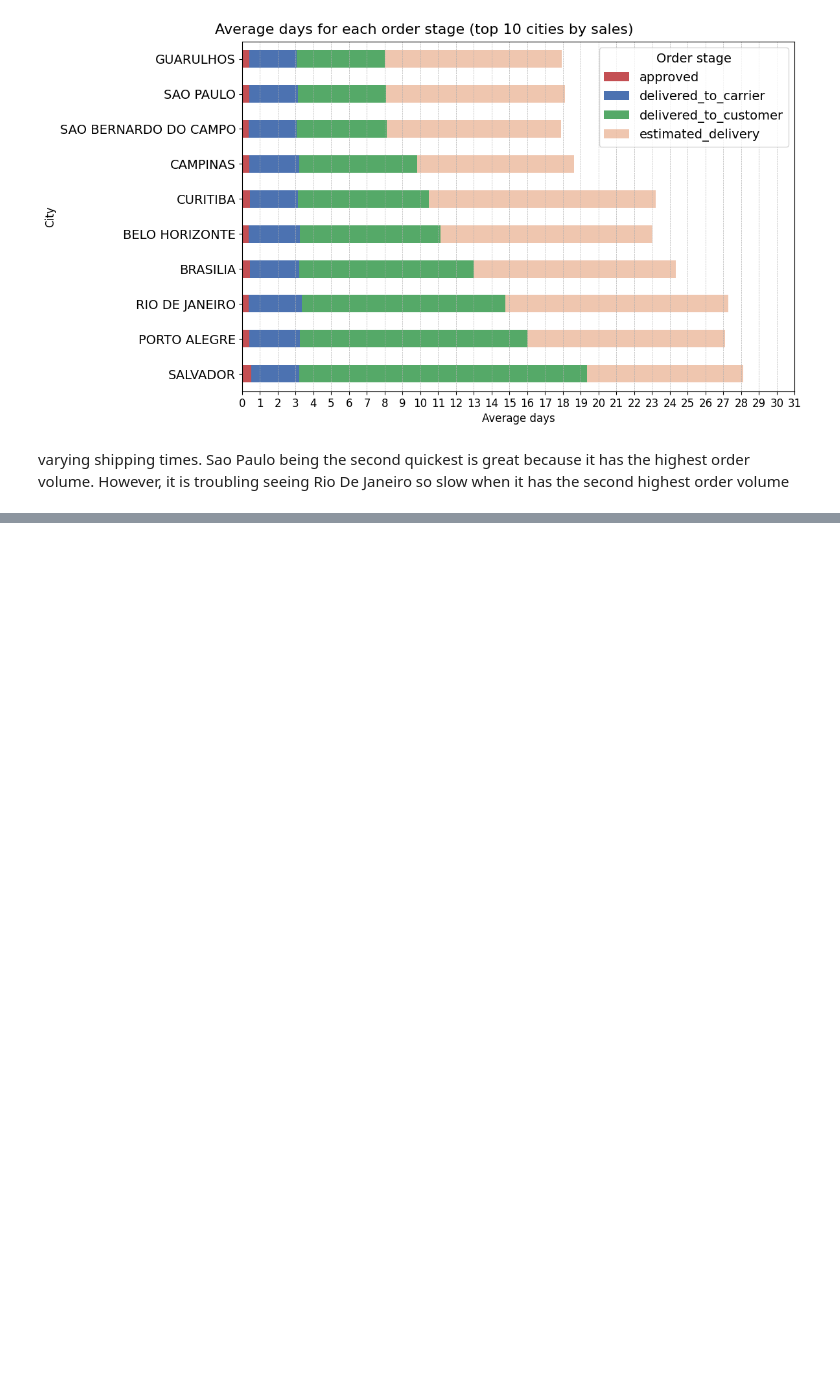
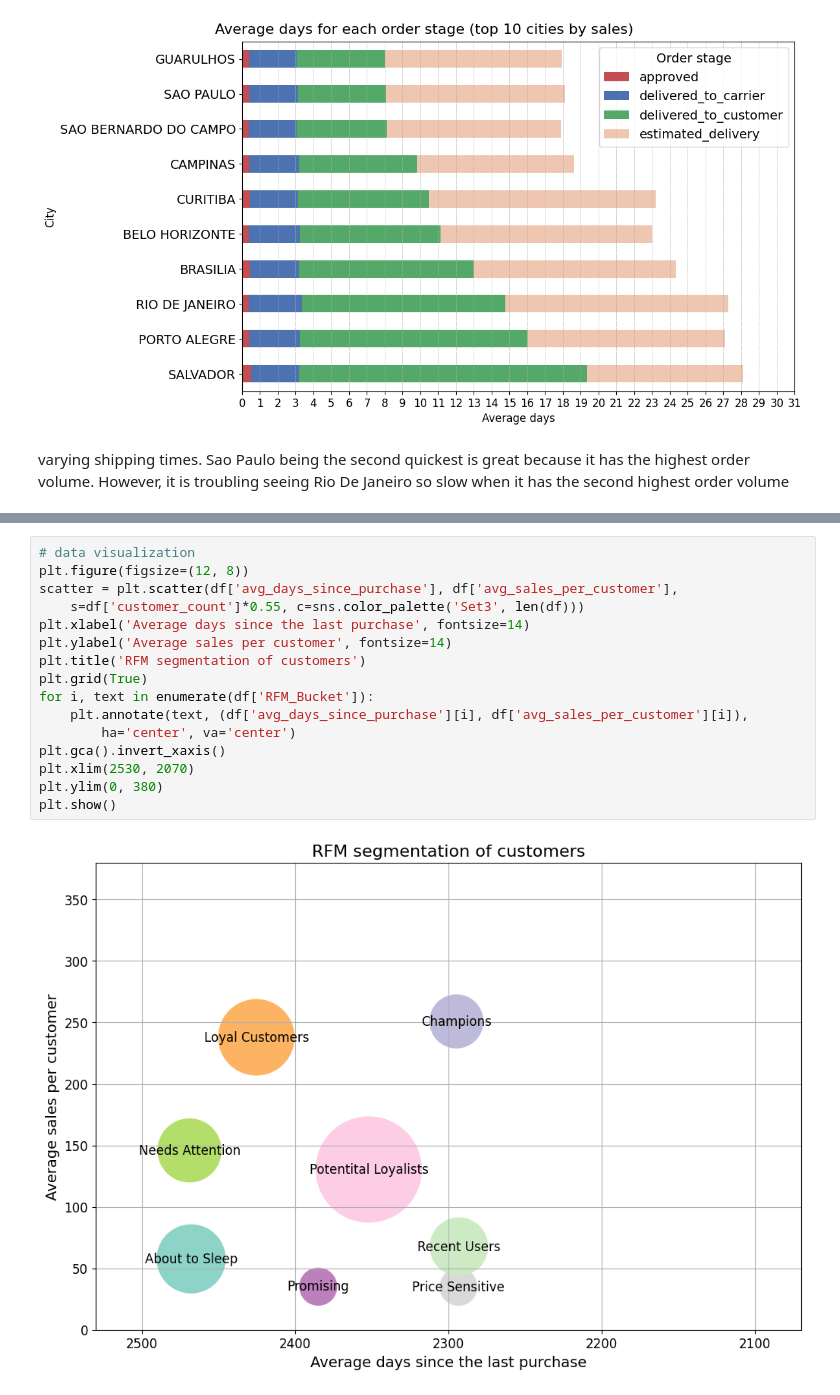
Before and after one commit to josephcabezas/Olist-Ecommerce-Data-Analysis, a Jupyter notebook: python/olist_eda.ipynb, the cells around one changed output, grey strips where cells are left out. Drawn from its saved outputs; the diff is of its cells as text; blank space fills up the shorter version.

```diff
--- a/python/olist_eda.ipynb
+++ b/python/olist_eda.ipynb
@@ -794,0 +978,18 @@ varying shipping times. Sao Paulo being the second quickest is great because it
+# %%
+# data visualization
+plt.figure(figsize=(12, 8))
+scatter = plt.scatter(df['avg_days_since_purchase'], df['avg_sales_per_customer'],
+    s=df['customer_count']*0.55, c=sns.color_palette('Set3', len(df)))
+plt.xlabel('Average days since the last purchase', fontsize=14)
+plt.ylabel('Average sales per customer', fontsize=14)
+plt.title('RFM segmentation of customers')
+plt.grid(True)
+for i, text in enumerate(df['RFM_Bucket']):
+    plt.annotate(text, (df['avg_days_since_purchase'][i], df['avg_sales_per_customer'][i]),
+        ha='center', va='center')
+plt.gca().invert_xaxis()
+plt.xlim(2530, 2070)
+plt.ylim(0, 380)
+plt.show()
+# %% [output]
+[figure, added]
```
Also changed, not shown: parts of 38 cells of this notebook.
